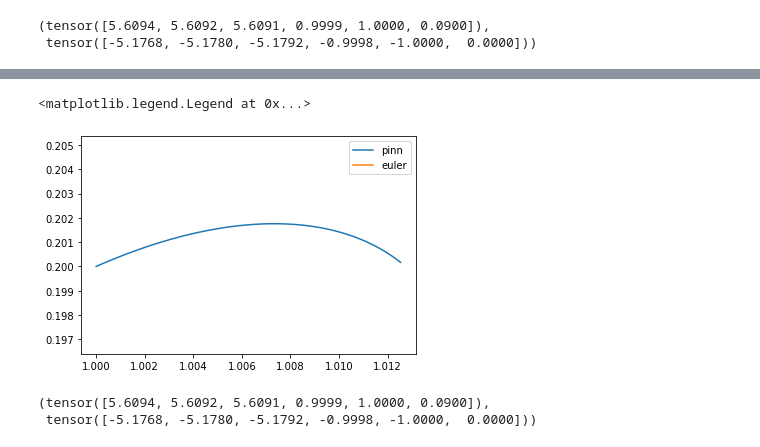
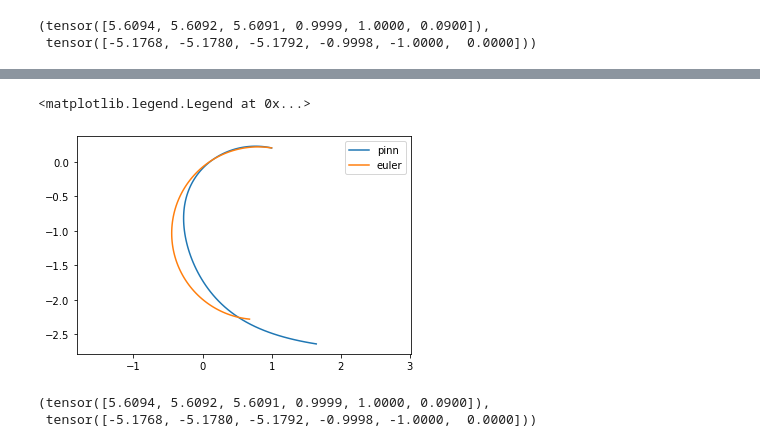
Before and after one commit to neverorfrog/simple_neural_mpc, a Jupyter notebook: src/neural_model_identification/pinn_dev.ipynb, the cells around one changed output, grey strips where cells are left out. Drawn from its saved outputs; the diff is of its cells as text; code cells hidden in the pictures.

Commit message:
forgot to update plot

```diff
--- a/src/neural_model_identification/pinn_dev.ipynb
+++ b/src/neural_model_identification/pinn_dev.ipynb
@@ -598,39 +602,39 @@ plt.legend()
 # %%
 
 state_init = torch.Tensor([1, 0.2, 3]).to('cuda')
-vel = torch.Tensor([0.0, -0.0]).to('cuda')
+vel = torch.Tensor([0.5, 0.4]).to('cuda')
 t = torch.Tensor([0.08]).to('cuda')
 
 states = [state_init]
 
 for _ in range(100):
 
     with torch.no_grad():
         input_pair = torch.cat([states[-1], vel, t]).to('cuda')
         state = learner.model(input_pair)
         states.append(state)
 
 state = states[0]
 states_model = [state]
 for _ in range(100):
 
     x_dot = torch.cos(states_model[-1][2])*vel[0]
     y_dot = torch.sin(states_model[-1][2])*vel[0]
     theta_dot = vel[1]
 
     states_model.append(
         states_model[-1] + torch.Tensor([x_dot, y_dot, theta_dot]).to('cuda') * t
     )
 
 state = torch.vstack(states).cpu().numpy()
 state_model = torch.vstack(states_model).cpu().numpy()
 plt.plot(state[:, 0], state[:, 1], label='pinn')
 plt.plot(state_model[:, 0], state_model[:, 1], label='euler')
 plt.axis('equal')
 plt.legend()
 # %% [output]
 <matplotlib.legend.Legend at 0x...>
-[figure, old version]
+[figure, new version]
 # %%
 max_range, min_range
 # %% [output]
```
Also changed, not shown: parts of 5 cells of this notebook.
